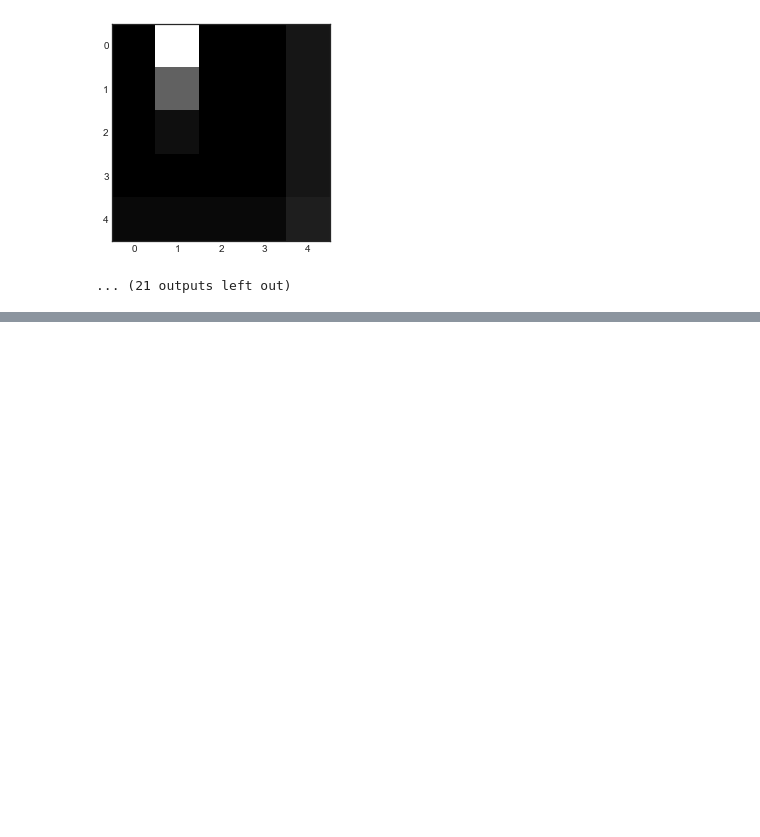
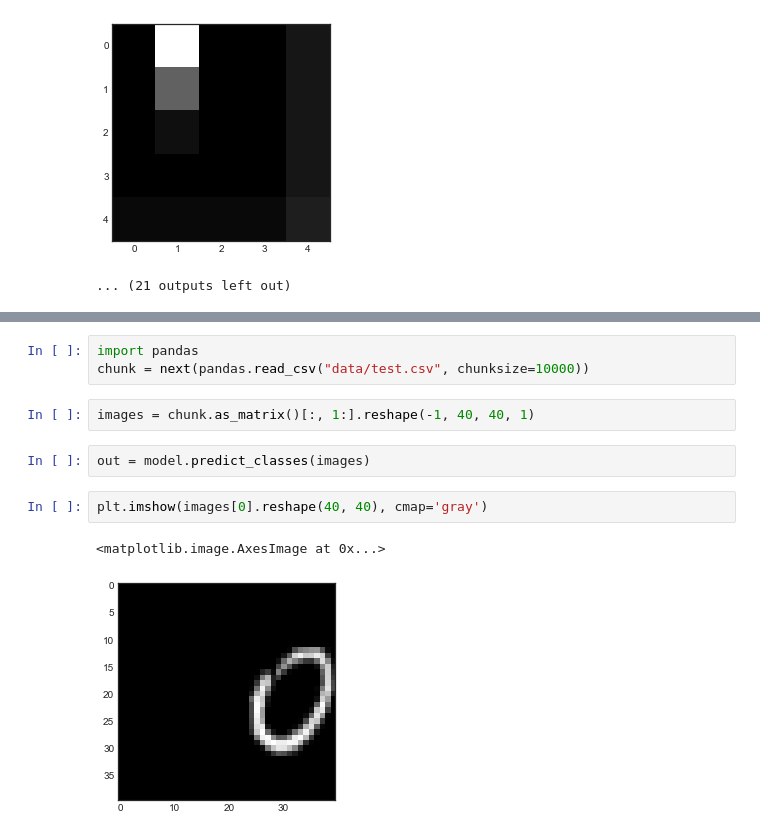
Before and after one commit to mluszczyk/ml1617-mnist, a Jupyter notebook: affnist.ipynb, the cells around one changed output, grey strips where cells are left out. Drawn from its saved outputs; the diff is of its cells as text; blank space fills up the shorter version.

Commit message:
Developed the model and added cropping functions.

```diff
--- a/affnist.ipynb
+++ b/affnist.ipynb
@@ -131,0 +122,12 @@ for t in range(0, out.shape[3]):
+# %%
+import pandas
+chunk = next(pandas.read_csv("data/test.csv", chunksize=10000))
+# %%
+images = chunk.as_matrix()[:, 1:].reshape(-1, 40, 40, 1)
+# %%
+out = model.predict_classes(images)
+# %%
+plt.imshow(images[0].reshape(40, 40), cmap='gray')
+# %% [output]
+<matplotlib.image.AxesImage at 0x...>
+[figure, added]
```
Also changed, not shown: parts of 21 cells of this notebook, 6 other files.
